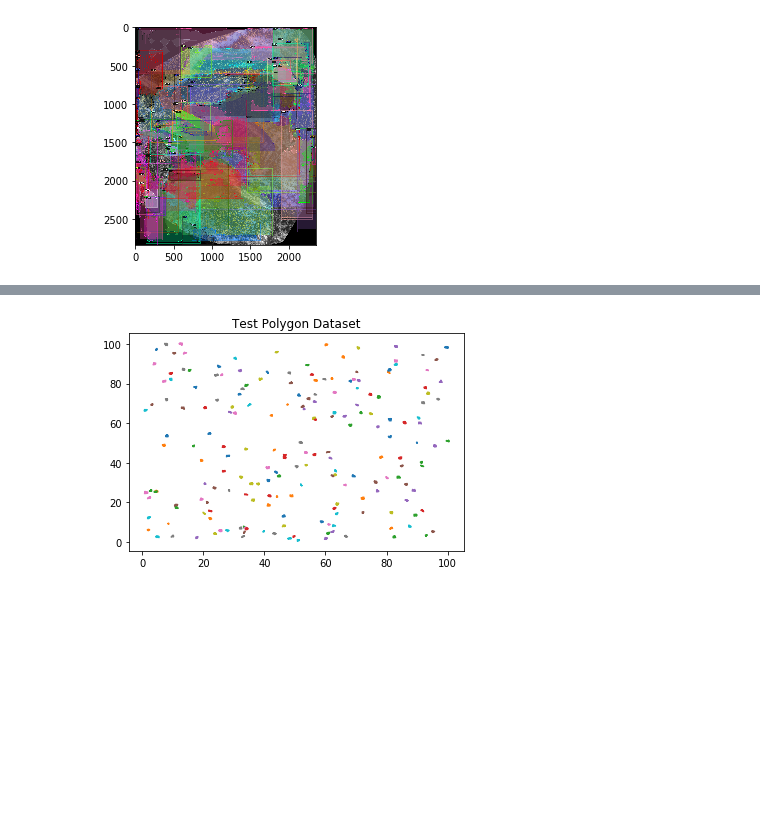
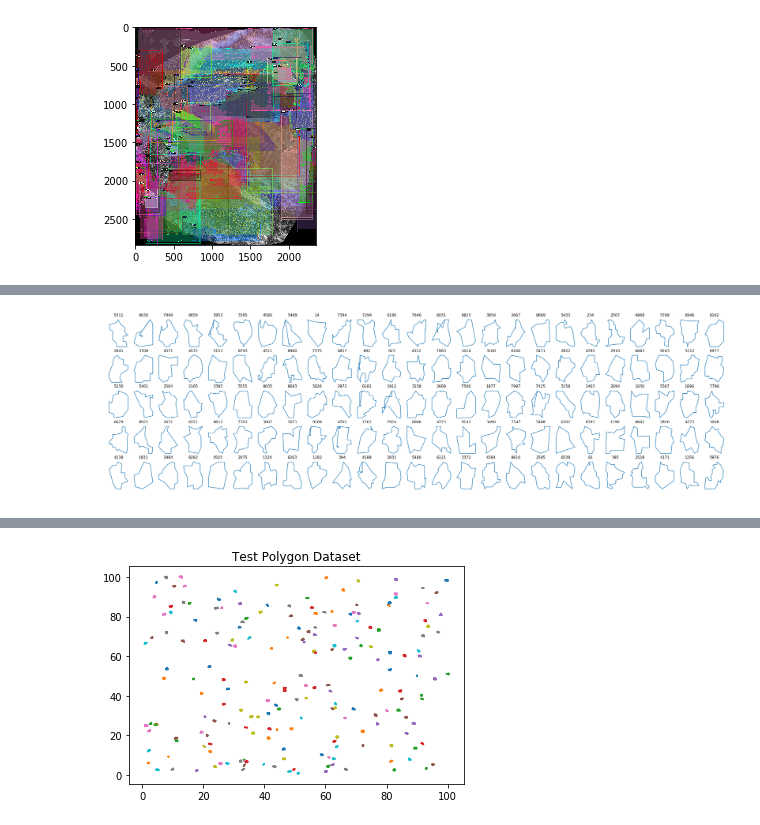
Before and after one commit to tomginsberg/drone-tree-id, a Jupyter notebook: notebooks/notebook.ipynb, the cells around one changed output, grey strips where cells are left out. Drawn from its saved outputs; the diff is of its cells as text; code cells hidden in the pictures; blank space fills up the shorter version.

```diff
--- a/notebooks/notebook.ipynb
+++ b/notebooks/notebook.ipynb
@@ -142,0 +159,12 @@ Clearly the model is not intended to work on extremely large orthographic images
+# %%
+sf = shapefile.Reader("../datasets/CPT2a-n/simple/segs_simple")
+shapes = sf.shapes()
+num_shapes = len(shapes)
+fig, axes = plt.subplots(5, 25, figsize=(35,10))
+for ax in axes.ravel():
+    idx = np.random.randint(num_shapes)
+    ax.set_title(f'{idx}')
+    ax.plot(*np.array((shapes[idx].points)).transpose())
+    ax.set_axis_off()
+# %% [output]
+[figure, added]
```
Also changed, not shown: parts of 21 cells of this notebook, 1 other file.
